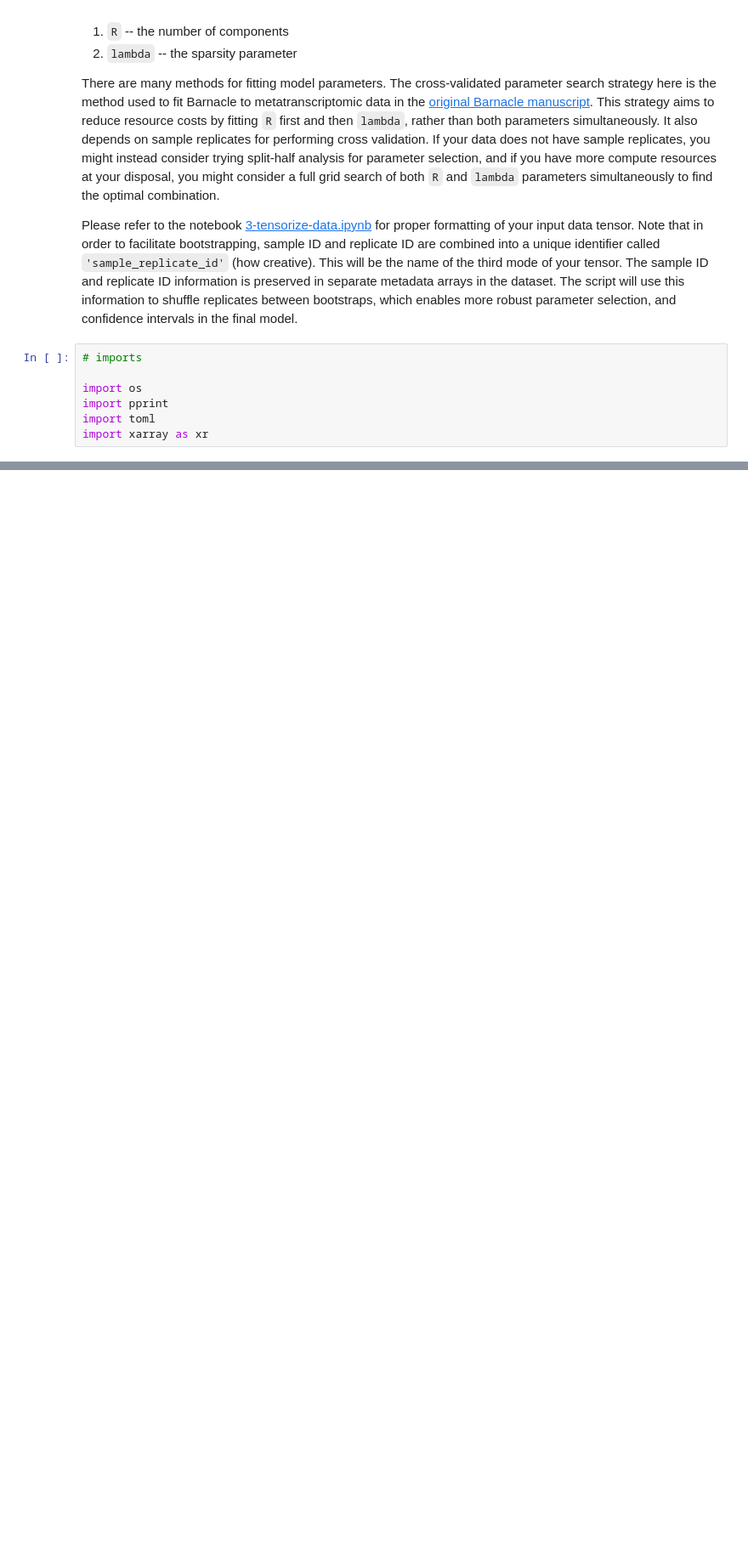
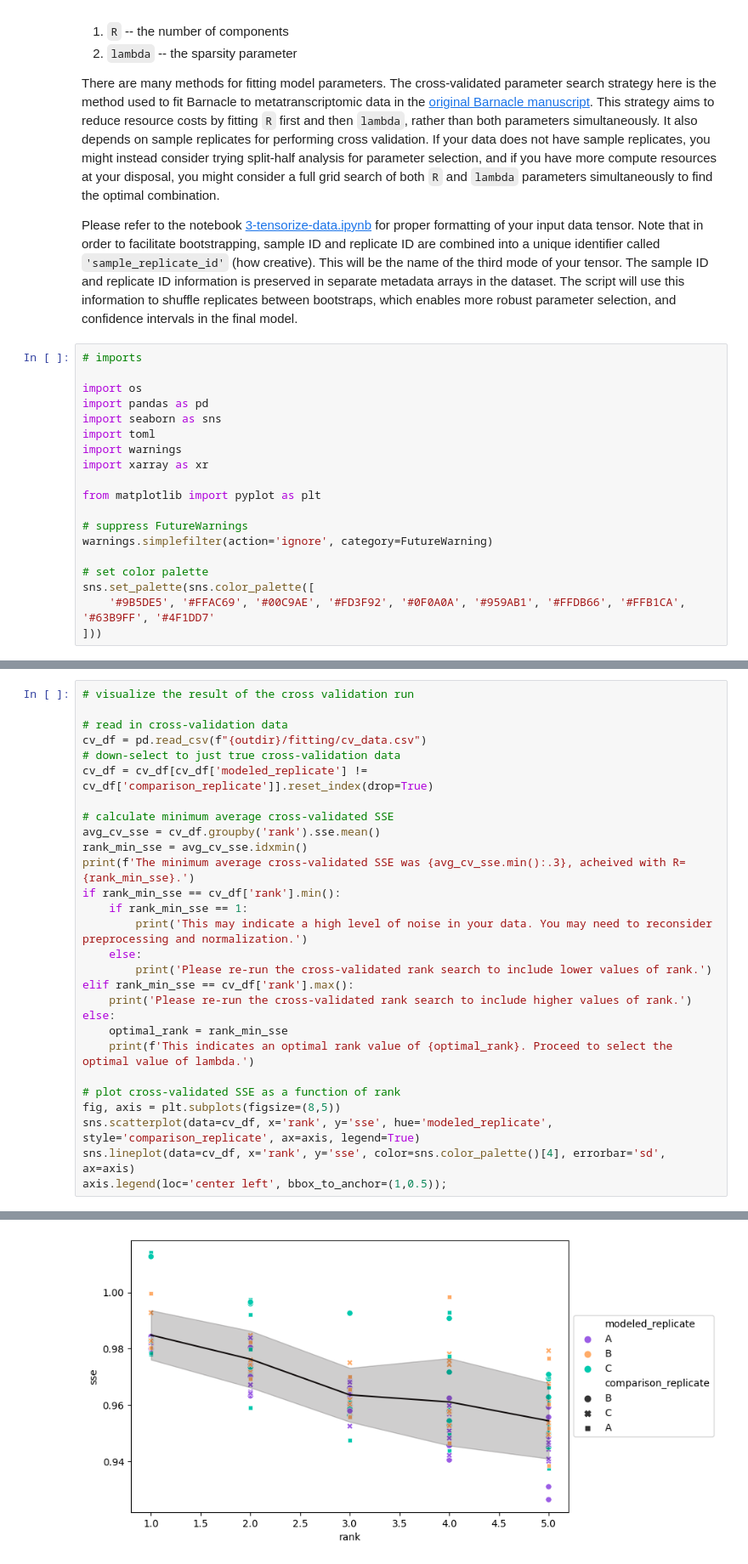
Before and after one commit to blasks/barnacle-boilerplate, a Jupyter notebook: 4-fit-barnacle.ipynb, the cells around one changed output, grey strips where cells are left out. Shown at 85% size. Drawn from its saved outputs; the diff is of its cells as text; blank space fills up the shorter version.

Commit message:
progress on script for fitting model

```diff
--- a/4-fit-barnacle.ipynb
+++ b/4-fit-barnacle.ipynb
@@ -12,9 +12,21 @@ Please refer to the notebook [3-tensorize-data.ipynb](https://github.com/blasks/
 # imports
 
 import os
-import pprint
+import pandas as pd
+import seaborn as sns
 import toml
+import warnings
 import xarray as xr
+
+from matplotlib import pyplot as plt
+
+# suppress FutureWarnings
+warnings.simplefilter(action='ignore', category=FutureWarning)
+
+# set color palette
+sns.set_palette(sns.color_palette([
+    '#9B5DE5', '#FFAC69', '#00C9AE', '#FD3F92', '#0F0A0A', '#959AB1', '#FFDB66', '#FFB1CA', '#63B9FF', '#4F1DD7'
+]))
 # %%
 # get user inputs
 
@@ -134,0 +160,29 @@ TOML file 'data/1-rank-search.toml' created successfully.
+# %%
+# visualize the result of the cross validation run
+
+# read in cross-validation data
+cv_df = pd.read_csv(f"{outdir}/fitting/cv_data.csv")
+# down-select to just true cross-validation data
+cv_df = cv_df[cv_df['modeled_replicate'] != cv_df['comparison_replicate']].reset_index(drop=True)
+
+# calculate minimum average cross-validated SSE
+avg_cv_sse = cv_df.groupby('rank').sse.mean()
+rank_min_sse = avg_cv_sse.idxmin()
+print(f'The minimum average cross-validated SSE was {avg_cv_sse.min():.3}, acheived with R={rank_min_sse}.')
+if rank_min_sse == cv_df['rank'].min():
+    if rank_min_sse == 1:
+        print('This may indicate a high level of noise in your data. You may need to reconsider preprocessing and normalization.')
+    else:
+        print('Please re-run the cross-validated rank search to include lower values of rank.')
+elif rank_min_sse == cv_df['rank'].max():
+    print('Please re-run the cross-validated rank search to include higher values of rank.')
+else:
+    optimal_rank = rank_min_sse
+    print(f'This indicates an optimal rank value of {optimal_rank}. Proceed to select the optimal value of lambda.')
+
+# plot cross-validated SSE as a function of rank
+fig, axis = plt.subplots(figsize=(8,5))
+sns.scatterplot(data=cv_df, x='rank', y='sse', hue='modeled_replicate', style='comparison_replicate', ax=axis, legend=True)
+sns.lineplot(data=cv_df, x='rank', y='sse', color=sns.color_palette()[4], errorbar='sd', ax=axis)
+axis.legend(loc='center left', bbox_to_anchor=(1,0.5));
+# %% [output]
@@ -134,0 +191 @@ TOML file 'data/1-rank-search.toml' created successfully.
+[figure, added]
```
Also changed, not shown: parts of 6 cells of this notebook, 1 other file.
